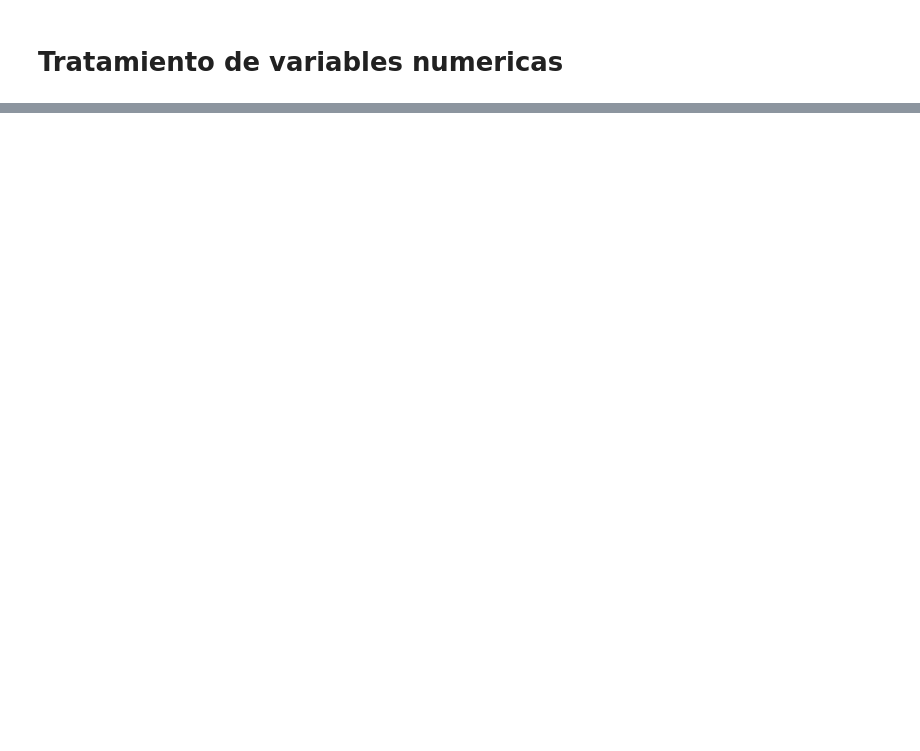
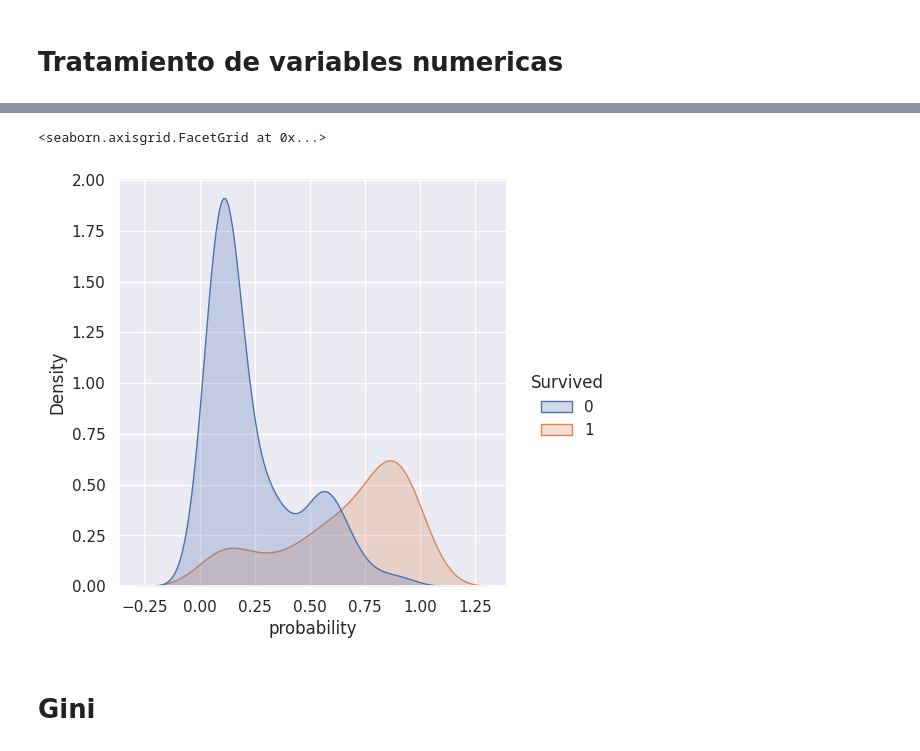
Before and after one commit to HermanMoreno98/Machine_Learning, a Jupyter notebook: Regresión_logistica.ipynb, the cells around one changed output, grey strips where cells are left out. Cells and saved outputs as stored; diff of their text form; code cells hidden in the pictures; blank space fills up the shorter version.

```diff
--- a/Regresión_logistica.ipynb
+++ b/Regresión_logistica.ipynb
@@ -385,0 +617,8 @@ test[["Pclass","Pclass_coded"]].drop_duplicates()
+# %%
+#El modelo es bueno porque a los que no han sobrevivido les asigna probabilidade bajas, y los que subrevivieron, tienen altas probabilidades
+sns.displot(test_II,x='probability',hue='Survived', kind='kde',fill=True)
+# %% [output]
+<seaborn.axisgrid.FacetGrid at 0x...>
+[figure, added]
+# %% [markdown]
+# Gini
```
Also changed, not shown: parts of 39 cells of this notebook.
